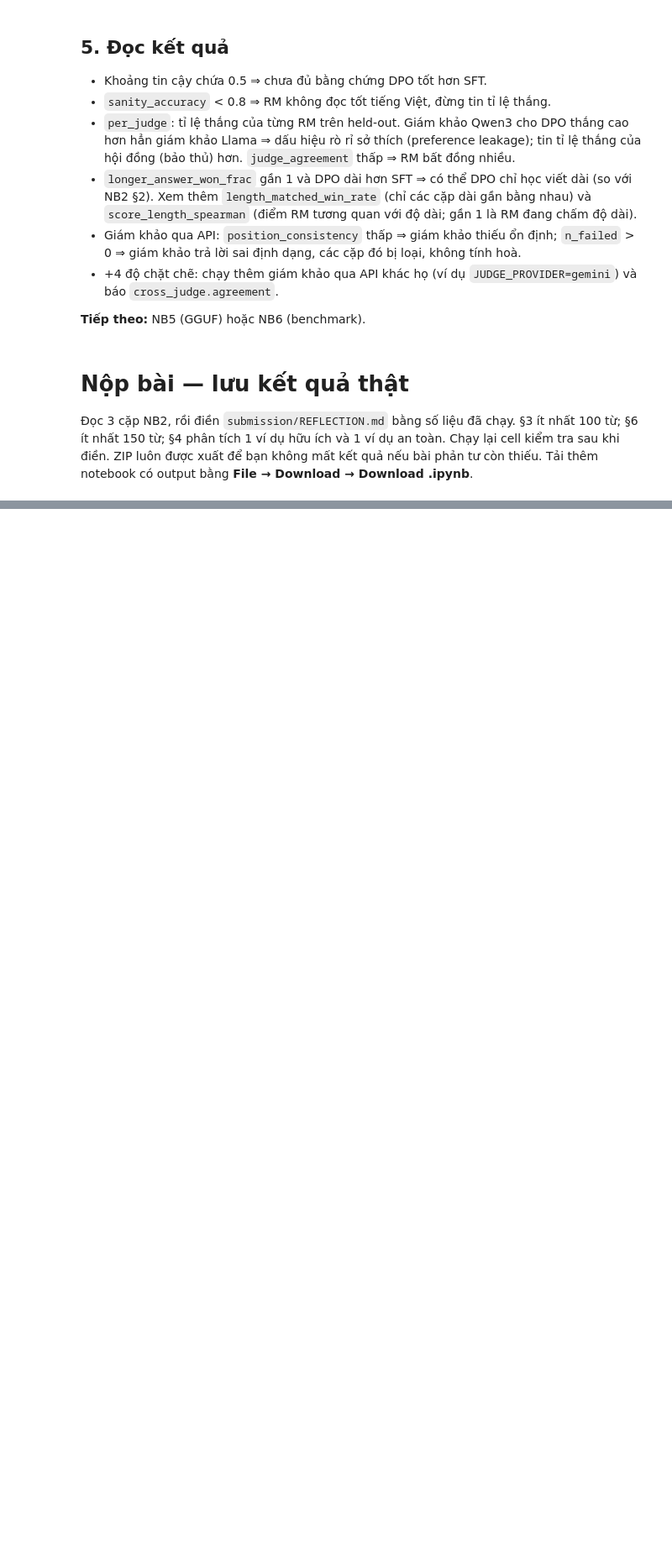
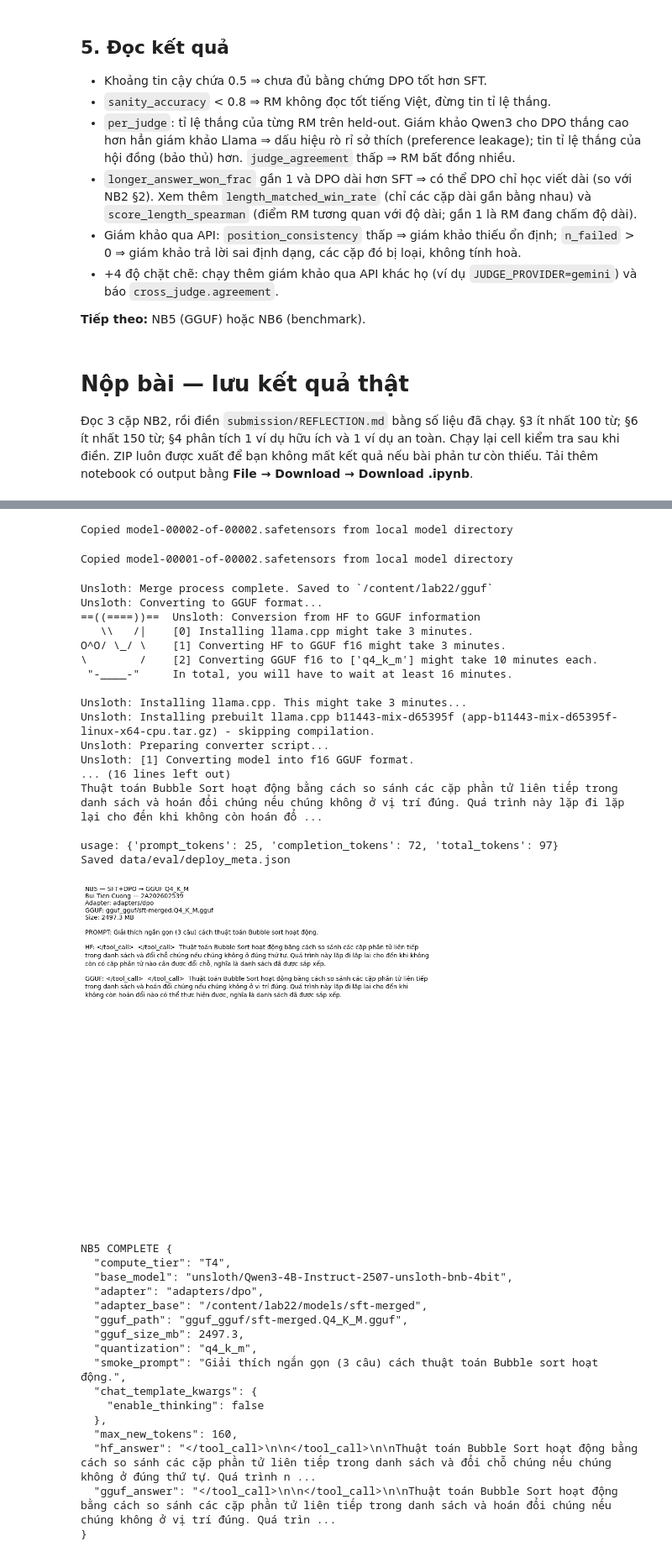
Before and after one commit to cuongwork/K4-L3-Track3-Day22-BuiTienCuong-2A202602539, a Jupyter notebook: colab/Lab22_BuiTienCuong_2A202602539_T4.ipynb, the cells around one changed output, grey strips where cells are left out. Shown at 84% size. Drawn from its saved outputs; the diff is of its cells as text; code cells hidden in the pictures; blank space fills up the shorter version.

Commit message:
Complete Lab22 bonus evidence and final submission report

```diff
--- a/colab/Lab22_BuiTienCuong_2A202602539_T4.ipynb
+++ b/colab/Lab22_BuiTienCuong_2A202602539_T4.ipynb
@@ -1045,7 +1060,8 @@ import json
 
 from trl import DPOTrainer
 
-results = {}
+results = json.loads((C.VARIANTS_DIR / "variants_summary.json").read_text()) if (C.VARIANTS_DIR / "variants_summary.json").exists() else {}
+SELECTED = [name for name in SELECTED if name not in results]
 for name in [r for r in SELECTED if r in RUNS]:
     print(f"\n=== {name} ===")
     model, tokenizer = MD.load_model(C.SFT_MERGED)
@@ -1054,7 +1070,7 @@ for name in [r for r in SELECTED if r in RUNS]:
     loss_type = overrides.pop("loss_type")
     trainer = DPOTrainer(
         model=model,
-        args=MD.dpo_config(C.VARIANTS_DIR / f"{name}-ckpt", loss_type=loss_type, eval_strategy="no", **overrides),
+        args=MD.dpo_config(C.VARIANTS_DIR / f"{name}-ckpt", loss_type=loss_type, eval_strategy="no", precompute_ref_batch_size=1, **overrides),
         train_dataset=train_ds,
         eval_dataset=eval_ds,
         processing_class=tokenizer,
@@ -1070,6 +1086,9 @@ for name in [r for r in SELECTED if r in RUNS]:
         "diagnosis": MD.diagnose(MD.reward_history(trainer.state.log_history))[0],
     }
     trainer.model.save_pretrained(str(C.VARIANTS_DIR / name))
+    results[name]["eval_reward_gap"] = ev.get("eval_rewards/margins")
+    (C.VARIANTS_DIR / "variants_summary.json").write_text(json.dumps(results, indent=2, default=str))
+    (C.VARIANTS_DIR / name / "training_log.json").write_text(json.dumps(trainer.state.log_history, indent=2))
     print(results[name])
     del trainer, model
     MD.cleanup()
@@ -1115,6 +1134,9 @@ if "orpo" in SELECTED:
         "mean_output_chars": sum(map(len, outputs)) / len(outputs),
     }
     trainer.model.save_pretrained(str(C.VARIANTS_DIR / "orpo"))
+    results["orpo"]["eval_reward_gap"] = ev.get("eval_rewards/margins")
+    (C.VARIANTS_DIR / "variants_summary.json").write_text(json.dumps(results, indent=2, default=str))
+    (C.VARIANTS_DIR / "orpo" / "training_log.json").write_text(json.dumps(trainer.state.log_history, indent=2))
     print(results["orpo"])
     del trainer, model
     MD.cleanup()
@@ -4082,10 +4104,12 @@ print(json.dumps(summary, ensure_ascii=False, indent=2))
 Chạy lại cell kiểm tra sau khi điền. ZIP luôn được xuất để bạn không mất kết quả nếu bài phản tư còn thiếu.
 Tải thêm notebook có output bằng **File → Download → Download .ipynb**.
 # %%
-import json
-metrics = json.loads((C.DPO_ADAPTER / "dpo_metrics.json").read_text())
-metrics.update({"runtime_seconds": dpo_runtime_seconds, "peak_vram_allocated_gb": dpo_peak_vram_gb})
-(C.DPO_ADAPTER / "dpo_metrics.json").write_text(json.dumps(metrics, indent=2))
-(C.DPO_ADAPTER / "training_log.json").write_text(json.dumps({"train": train_hist.to_dict(orient="records"), "eval": eval_hist.to_dict(orient="records")}, indent=2))
-print(json.dumps({"stats": json.loads((C.PREF_DIR / "stats.json").read_text()), "dpo": metrics, "examples": [r for r in records if r["id"] in ("h1", "h3", "s2", "s4")]}, ensure_ascii=False, indent=2))
+from pathlib import Path
+import shutil, subprocess, sys, runpy
+runpy.run_path('scripts/nb0_asserts.py', run_name='__main__') if Path('scripts/nb0_asserts.py').exists() else None
+check = subprocess.run([sys.executable, 'scripts/verify.py'], capture_output=True, text=True)
+print(check.stdout)
+print(check.stderr)
+print('VERIFY_EXIT_CODE:', check.returncode)
+assert check.returncode == 0
 # %% [output]
@@ -4133,0 +4232,17 @@ Config adapter giữ nguyên đường dẫn môi trường huấn luyện Colab
+# %%
+# BONUS NB5: SFT+DPO to GGUF; run after beta sweep completes.
+import os, sys, subprocess, runpy, json, textwrap
+from pathlib import Path
+os.chdir('/content/lab22'); MD.cleanup()
+env=dict(os.environ); env['CMAKE_ARGS']='-DGGML_CUDA=OFF'; env['CMAKE_BUILD_PARALLEL_LEVEL']='2'
+subprocess.run([sys.executable,'-m','pip','install','-q','llama-cpp-python'],env=env,check=True)
+Path('notebooks').mkdir(exist_ok=True)
+runpy.run_path('notebooks/05_merge_deploy_gguf.py',run_name='__main__')
+meta=json.loads(Path('data/eval/deploy_meta.json').read_text())
+import matplotlib.pyplot as plt
+fig,ax=plt.subplots(figsize=(13,8)); ax.axis('off')
+lines=['NB5 — SFT+DPO → GGUF Q4_K_M', 'Bui Tien Cuong — 2A202602539', 'Adapter: '+meta['adapter'], 'GGUF: '+meta['gguf_path'], 'Size: '+str(meta['gguf_size_mb'])+' MB', '', 'PROMPT: '+meta['smoke_prompt'], '', 'HF: '+meta['hf_answer'], '', 'GGUF: '+meta['gguf_answer']]
+ax.text(0,1,chr(10).join(textwrap.fill(line,110) for line in lines),va='top',fontsize=10)
+fig.tight_layout();fig.savefig(C.SCREENSHOTS/'06-gguf-smoke.png',dpi=120,bbox_inches='tight');plt.show()
+print('NB5 COMPLETE',json.dumps(meta,ensure_ascii=False,indent=2))
+# %% [output]
@@ -4133,0 +4268,36 @@ Config adapter giữ nguyên đường dẫn môi trường huấn luyện Colab
+Copied model-00002-of-00002.safetensors from local model directory
+Copied model-00001-of-00002.safetensors from local model directory
+Unsloth: Merge process complete. Saved to `/content/lab22/gguf`
+Unsloth: Converting to GGUF format...
+==((====))==  Unsloth: Conversion from HF to GGUF information
+   \\   /|    [0] Installing llama.cpp might take 3 minutes.
+O^O/ \_/ \    [1] Converting HF to GGUF f16 might take 3 minutes.
+\        /    [2] Converting GGUF f16 to ['q4_k_m'] might take 10 minutes each.
+ "-____-"     In total, you will have to wait at least 16 minutes.
+
+Unsloth: Installing llama.cpp. This might take 3 minutes...
+Unsloth: Installing prebuilt llama.cpp b11443-mix-d65395f (app-b11443-mix-d65395f-linux-x64-cpu.tar.gz) - skipping compilation.
+Unsloth: Preparing converter script...
+Unsloth: [1] Converting model into f16 GGUF format.
+... (16 lines left out)
+Thuật toán Bubble Sort hoạt động bằng cách so sánh các cặp phần tử liên tiếp trong danh sách và hoán đổi chúng nếu chúng không ở vị trí đúng. Quá trình này lặp đi lặp lại cho đến khi không còn hoán đổ ...
+
+usage: {'prompt_tokens': 25, 'completion_tokens': 72, 'total_tokens': 97}
+Saved data/eval/deploy_meta.json
+[figure, added]
+NB5 COMPLETE {
+  "compute_tier": "T4",
+  "base_model": "unsloth/Qwen3-4B-Instruct-2507-unsloth-bnb-4bit",
+  "adapter": "adapters/dpo",
+  "adapter_base": "/content/lab22/models/sft-merged",
+  "gguf_path": "gguf_gguf/sft-merged.Q4_K_M.gguf",
+  "gguf_size_mb": 2497.3,
+  "quantization": "q4_k_m",
+  "smoke_prompt": "Giải thích ngắn gọn (3 câu) cách thuật toán Bubble sort hoạt động.",
+  "chat_template_kwargs": {
+    "enable_thinking": false
+  },
+  "max_new_tokens": 160,
+  "hf_answer": "</tool_call>\n\n</tool_call>\n\nThuật toán Bubble Sort hoạt động bằng cách so sánh các cặp phần tử liên tiếp trong danh sách và đổi chỗ chúng nếu chúng không ở đúng thứ tự. Quá trình n ...
+  "gguf_answer": "</tool_call>\n\n</tool_call>\n\nThuật toán Bubble Sort hoạt động bằng cách so sánh các cặp phần tử liên tiếp trong danh sách và hoán đổi chúng nếu chúng không ở vị trí đúng. Quá trìn ...
+}
```
Also changed, not shown: parts of 7 cells of this notebook, 11 other files.
